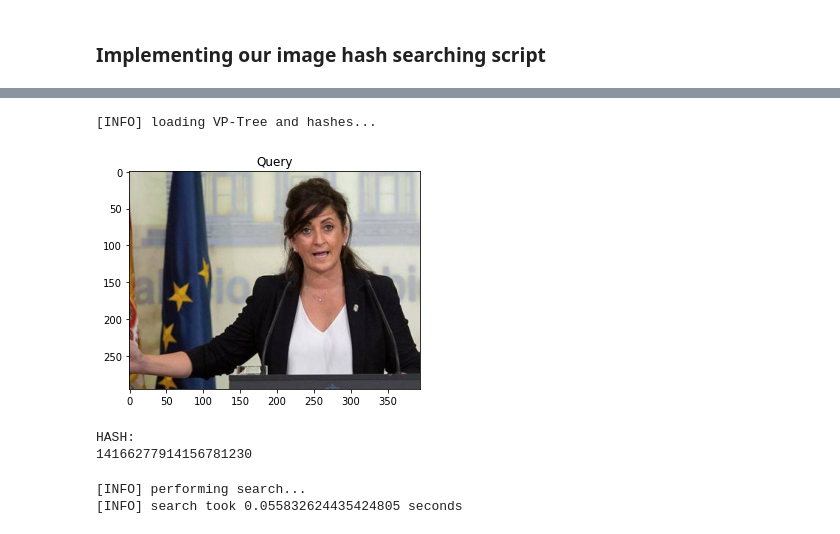
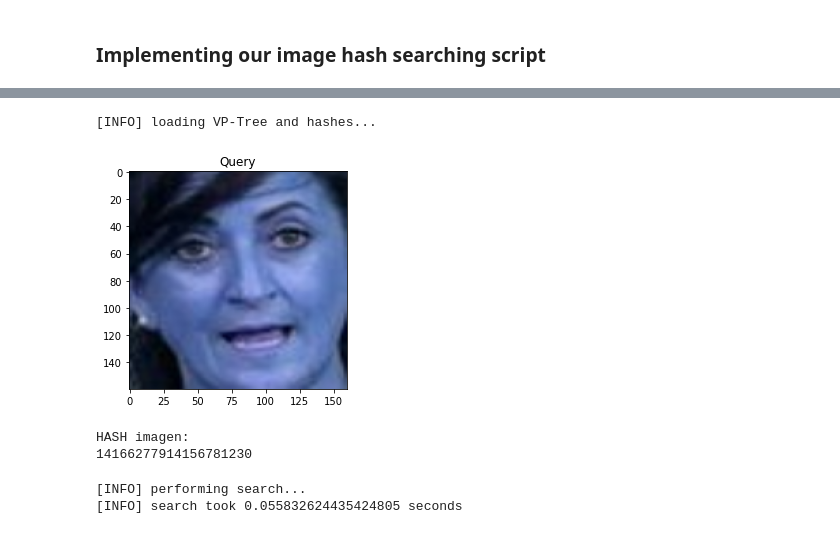
Before and after one commit to IA2021UR/trabajo-ia-en-la-comunidad-de-la-rioja-equipo-1, a Jupyter notebook: hashing_search_engine.ipynb, the cells around one changed output, grey strips where cells are left out. Drawn from its saved outputs; the diff is of its cells as text; code cells hidden in the pictures.

```diff
--- a/hashing_search_engine.ipynb
+++ b/hashing_search_engine.ipynb
@@ -126,0 +148,4 @@ Mostramos un ejemplo de las imágenes y sus caras asociadas
+# %%
+s='449668.jpg'
+posicion=s.index('.')
+print(s[0:posicion])
@@ -128,8 +155,14 @@ Mostramos un ejemplo de las imágenes y sus caras asociadas
 for imagenConCara in listaCaras:
   print(imagenConCara)
   b=listaCaras[imagenConCara]
+  i=0
   for el in b:
-    plt.imshow(el)
+    # plt.figure()
+    # plt.imshow(el)
+    posicion=imagenConCara.index('.')
+    nombre=imagenConCara[0:posicion]+'_'+str(i)+'.jpg'
+    cv2.imwrite(nombre,el)
+    i=i+1
 # %% [output]
 449668.jpg
 28885.jpg
@@ -319,5 +333,12 @@ f.close()
 # %%
 #1.leemos la foto y extraemos la cara
-img=load_image('content','prueba.jpg')
+img=cv2.cvtColor(cv2.imread('/content/prueba.jpg'), cv2.COLOR_BGR2RGB)
+plt.figure()
 plt.imshow(img)
+
+#2 Detectamos la cara y la extraemos
+bboxes=detect_faces(img)
+cara= extract_faces(img,bboxes)
+plt.figure()
+plt.imshow(cara[0])
 # %% [output]
@@ -359,25 +369,23 @@ import matplotlib.image as mpimg
 # %%
 # load the VP-Tree and hashes dictionary
 print("[INFO] loading VP-Tree and hashes...")
 tree = pickle.loads(open(args["tree"], "rb").read())
 hashes = pickle.loads(open(args["hashes"], "rb").read())
 
 # load the input query image
-image = cv2.imread('/content/hashing-search-engine/queries/a.jpg')
-plt_imshow("Query", image)
-
-
+# image = cv2.imread('/content/hashing-search-engine/queries/a.jpg')
+plt_imshow("Query", cara[0])
 
 
 # compute the hash for the query image, then convert it
 queryHash = dhash(image)
-print('HASH:')
+print('HASH imagen:')
 print(queryHash)
 queryHash = convert_hash(queryHash)
 # %% [output]
 [INFO] loading VP-Tree and hashes...
-[figure, old version]
+[figure, new version]
-HASH:
+HASH imagen:
 14166277914156781230
 # %%
 # perform the search
```
Also changed, not shown: parts of 8 cells of this notebook.
